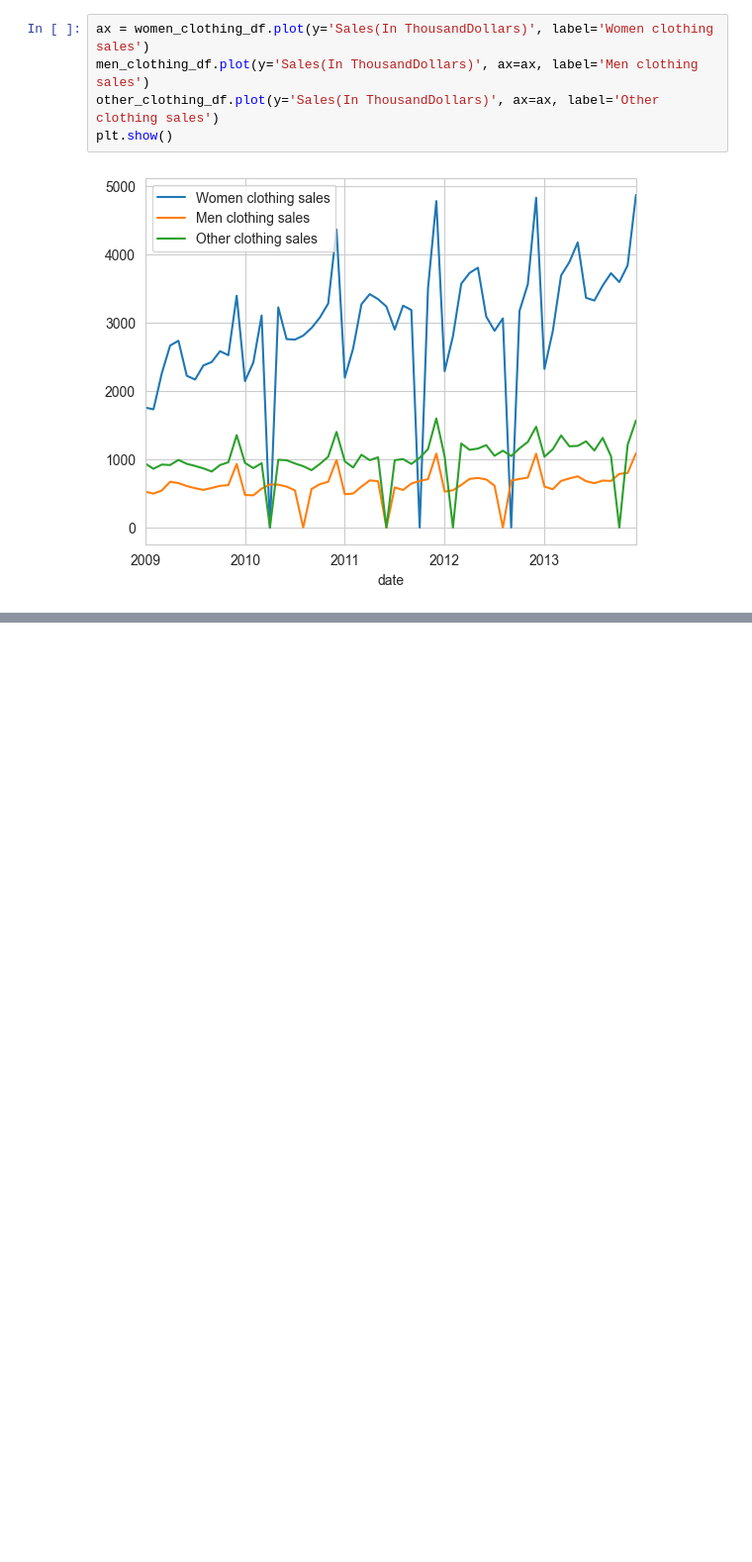
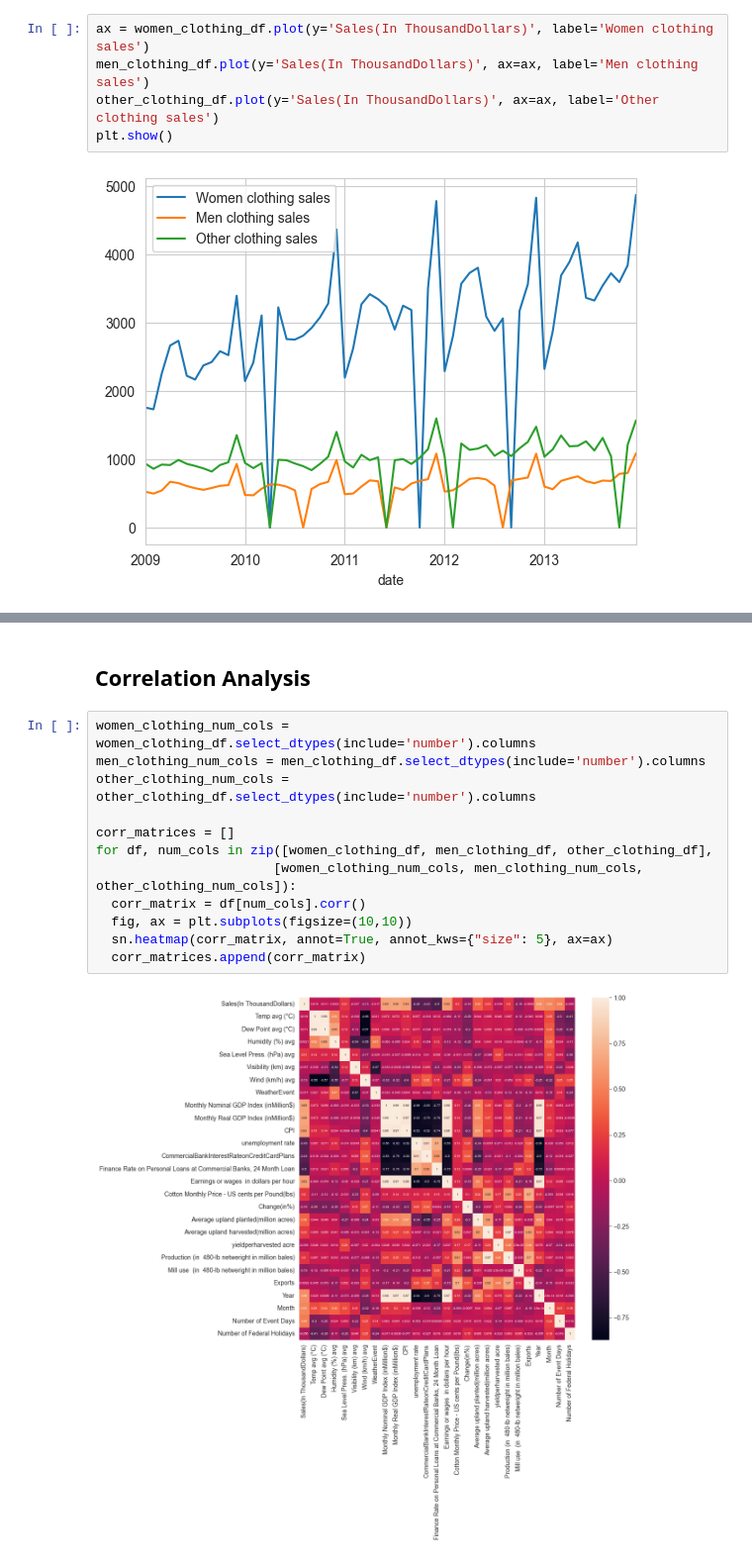
Before and after one commit to Daniel-Andarge/AiML-walmart-sales-prediction-ml, a Jupyter notebook: notebooks/eda.ipynb, the cells around one changed output, grey strips where cells are left out. Shown at 99% size. Cells and saved outputs as stored; diff of their text form; blank space fills up the shorter version.

```diff
--- a/notebooks/eda.ipynb
+++ b/notebooks/eda.ipynb
@@ -38,0 +58,16 @@ plt.show()
+# %% [markdown]
+## Correlation Analysis
+# %%
+women_clothing_num_cols = women_clothing_df.select_dtypes(include='number').columns
+men_clothing_num_cols = men_clothing_df.select_dtypes(include='number').columns
+other_clothing_num_cols = other_clothing_df.select_dtypes(include='number').columns
+
+corr_matrices = []
+for df, num_cols in zip([women_clothing_df, men_clothing_df, other_clothing_df],
+                       [women_clothing_num_cols, men_clothing_num_cols, other_clothing_num_cols]):
+  corr_matrix = df[num_cols].corr()
+  fig, ax = plt.subplots(figsize=(10,10))
+  sn.heatmap(corr_matrix, annot=True, annot_kws={"size": 5}, ax=ax)
+  corr_matrices.append(corr_matrix)
+# %% [output]
+[figure, added]
```
Also changed, not shown: parts of 11 cells of this notebook, 6 other files.
